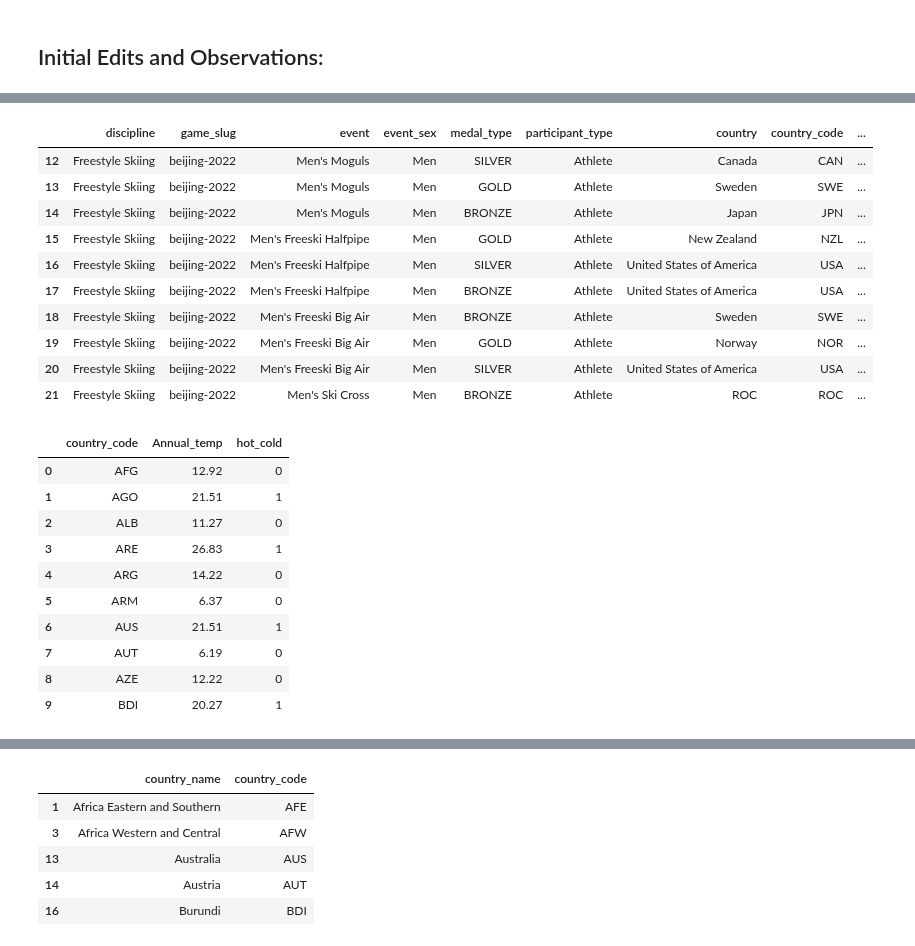
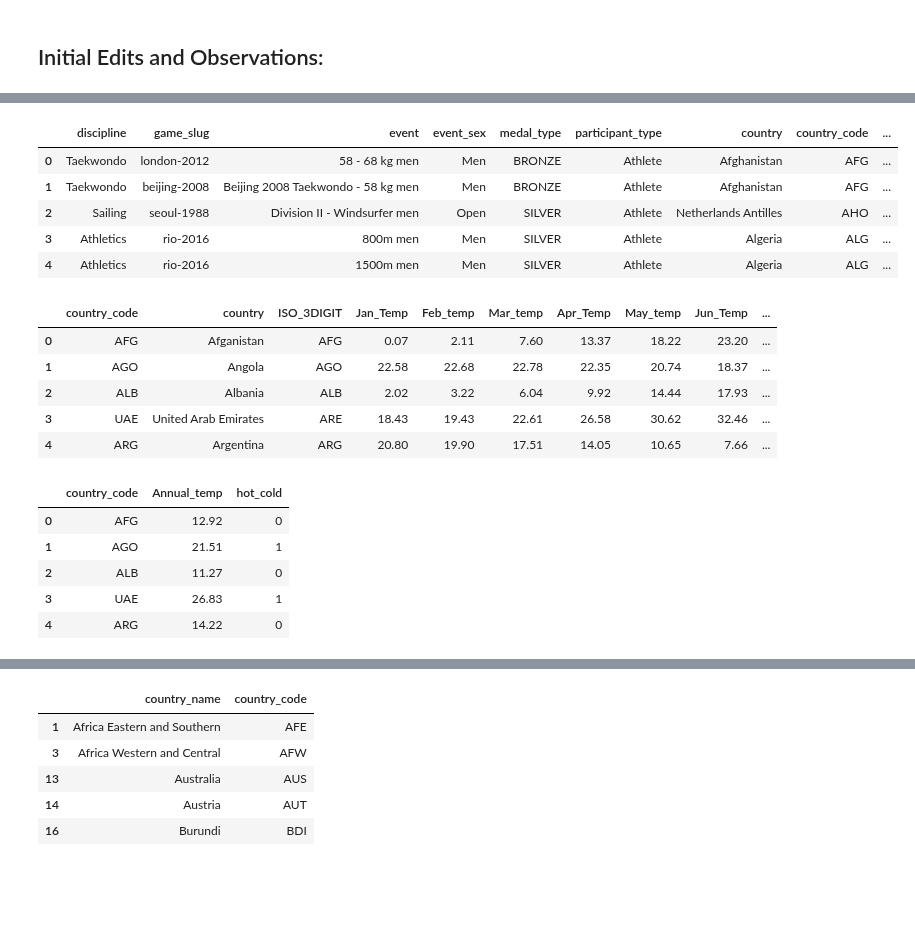
Before and after one commit to ubco-W2022T2-data301/project-group-group17, a Jupyter notebook: analysis/notebooks/analysis_cynthia.ipynb, the cells around one changed output, grey strips where cells are left out. Saved outputs shown, nothing was run; the diff lists cells and outputs as text; code cells hidden in the pictures; blank space fills up the shorter version.

```diff
--- a/analysis/notebooks/analysis_cynthia.ipynb
+++ b/analysis/notebooks/analysis_cynthia.ipynb
@@ -125,24 +101,28 @@ OlympicMedals.head(15)
 # %%
 OlympicMedals1 = OlympicMedals
-OlympicMedals1.head(10)
+OlympicMedals1.head(5)
 # %% [output]
 |  | discipline | game_slug | event | event_sex | medal_type | participant_type | country | country_code | ... |
-| 12 | Freestyle Skiing | beijing-2022 | Men's Moguls | Men | SILVER | Athlete | Canada | CAN | ... |
-| 13 | Freestyle Skiing | beijing-2022 | Men's Moguls | Men | GOLD | Athlete | Sweden | SWE | ... |
-| 14 | Freestyle Skiing | beijing-2022 | Men's Moguls | Men | BRONZE | Athlete | Japan | JPN | ... |
-| 15 | Freestyle Skiing | beijing-2022 | Men's Freeski Halfpipe | Men | GOLD | Athlete | New Zealand | NZL | ... |
-| 16 | Freestyle Skiing | beijing-2022 | Men's Freeski Halfpipe | Men | SILVER | Athlete | United States of America | USA | ... |
-| 17 | Freestyle Skiing | beijing-2022 | Men's Freeski Halfpipe | Men | BRONZE | Athlete | United States of America | USA | ... |
-| 18 | Freestyle Skiing | beijing-2022 | Men's Freeski Big Air | Men | BRONZE | Athlete | Sweden | SWE | ... |
-| 19 | Freestyle Skiing | beijing-2022 | Men's Freeski Big Air | Men | GOLD | Athlete | Norway | NOR | ... |
-| 20 | Freestyle Skiing | beijing-2022 | Men's Freeski Big Air | Men | SILVER | Athlete | United States of America | USA | ... |
-| 21 | Freestyle Skiing | beijing-2022 | Men's Ski Cross | Men | BRONZE | Athlete | ROC | ROC | ... |
+| 0 | Taekwondo | london-2012 | 58 - 68 kg men | Men | BRONZE | Athlete | Afghanistan | AFG | ... |
+| 1 | Taekwondo | beijing-2008 | Beijing 2008 Taekwondo - 58 kg men | Men | BRONZE | Athlete | Afghanistan | AFG | ... |
+| 2 | Sailing | seoul-1988 | Division II - Windsurfer men | Open | SILVER | Athlete | Netherlands Antilles | AHO | ... |
+| 3 | Athletics | rio-2016 | 800m men | Men | SILVER | Athlete | Algeria | ALG | ... |
+| 4 | Athletics | rio-2016 | 1500m men | Men | SILVER | Athlete | Algeria | ALG | ... |
+# %%
+HistTemp.head(5)
+# %% [output]
+|  | country_code | country | ISO_3DIGIT | Jan_Temp | Feb_temp | Mar_temp | Apr_Temp | May_temp | Jun_Temp | ... |
+| 0 | AFG | Afganistan | AFG | 0.07 | 2.11 | 7.60 | 13.37 | 18.22 | 23.20 | ... |
+| 1 | AGO | Angola | AGO | 22.58 | 22.68 | 22.78 | 22.35 | 20.74 | 18.37 | ... |
+| 2 | ALB | Albania | ALB | 2.02 | 3.22 | 6.04 | 9.92 | 14.44 | 17.93 | ... |
+| 3 | UAE | United Arab Emirates | ARE | 18.43 | 19.43 | 22.61 | 26.58 | 30.62 | 32.46 | ... |
+| 4 | ARG | Argentina | ARG | 20.80 | 19.90 | 17.51 | 14.05 | 10.65 | 7.66 | ... |
 # %%
-HistTemp = HistTemp.rename(columns = {"ISO_3DIGIT": "country_code", "Jan_Temp": "Jan_temp",
+HistTemp = HistTemp.rename(columns = {"ISO_3DIGIT": "WRONG_country_code", "Jan_Temp": "Jan_temp",
                                       "Apr_Temp": "Apr_temp", "Jun_Temp": "Jun_temp", "July_Temp":"July_temp",
                                       "Aug_Temp": "Aug_temp", "Nov_Temp": "Nov_temp"})
 
-HistTemp1 = HistTemp.drop(columns=["Jan_temp", "Feb_temp", "Mar_temp", "Apr_temp", "May_temp", "Jun_temp",
+HistTemp1 = HistTemp.drop(columns=["country", "WRONG_country_code", "Jan_temp", "Feb_temp", "Mar_temp", "Apr_temp", "May_temp", "Jun_temp",
                                  "July_temp", "Aug_temp", "Sept_temp", "Oct_temp", "Nov_temp", "Dec_temp"])
 
 ## Mean Temp: 17.965506 degrees celsius
@@ -155,19 +135,14 @@ for row in HistTemp1["Annual_temp"]:
         else:           hot_cold.append(0)
 
 HistTemp1["hot_cold"] = hot_cold
-HistTemp1.head(10)
+HistTemp1.head(5)
 # %% [output]
 |  | country_code | Annual_temp | hot_cold |
 | 0 | AFG | 12.92 | 0 |
 | 1 | AGO | 21.51 | 1 |
 | 2 | ALB | 11.27 | 0 |
-| 3 | ARE | 26.83 | 1 |
+| 3 | UAE | 26.83 | 1 |
 | 4 | ARG | 14.22 | 0 |
-| 5 | ARM | 6.37 | 0 |
-| 6 | AUS | 21.51 | 1 |
-| 7 | AUT | 6.19 | 0 |
-| 8 | AZE | 12.22 | 0 |
-| 9 | BDI | 20.27 | 1 |
 # %%
 ## This data set is going to need a bit of wrangling... (HUGE YIKES -_-)
 GDPCountry = GDPCountry.drop([0,2])
```
Also changed, not shown: parts of 17 cells of this notebook, 3 other files.
